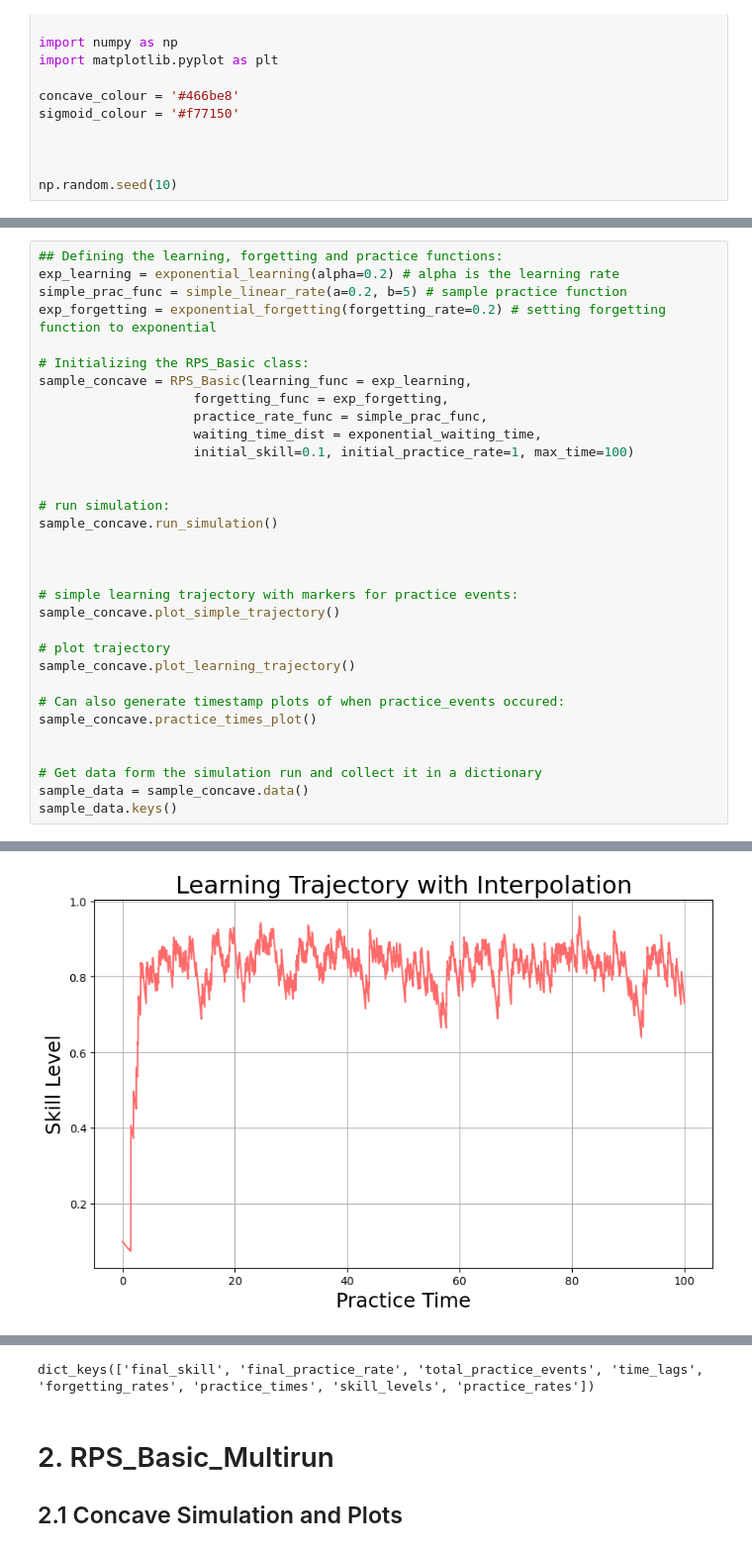
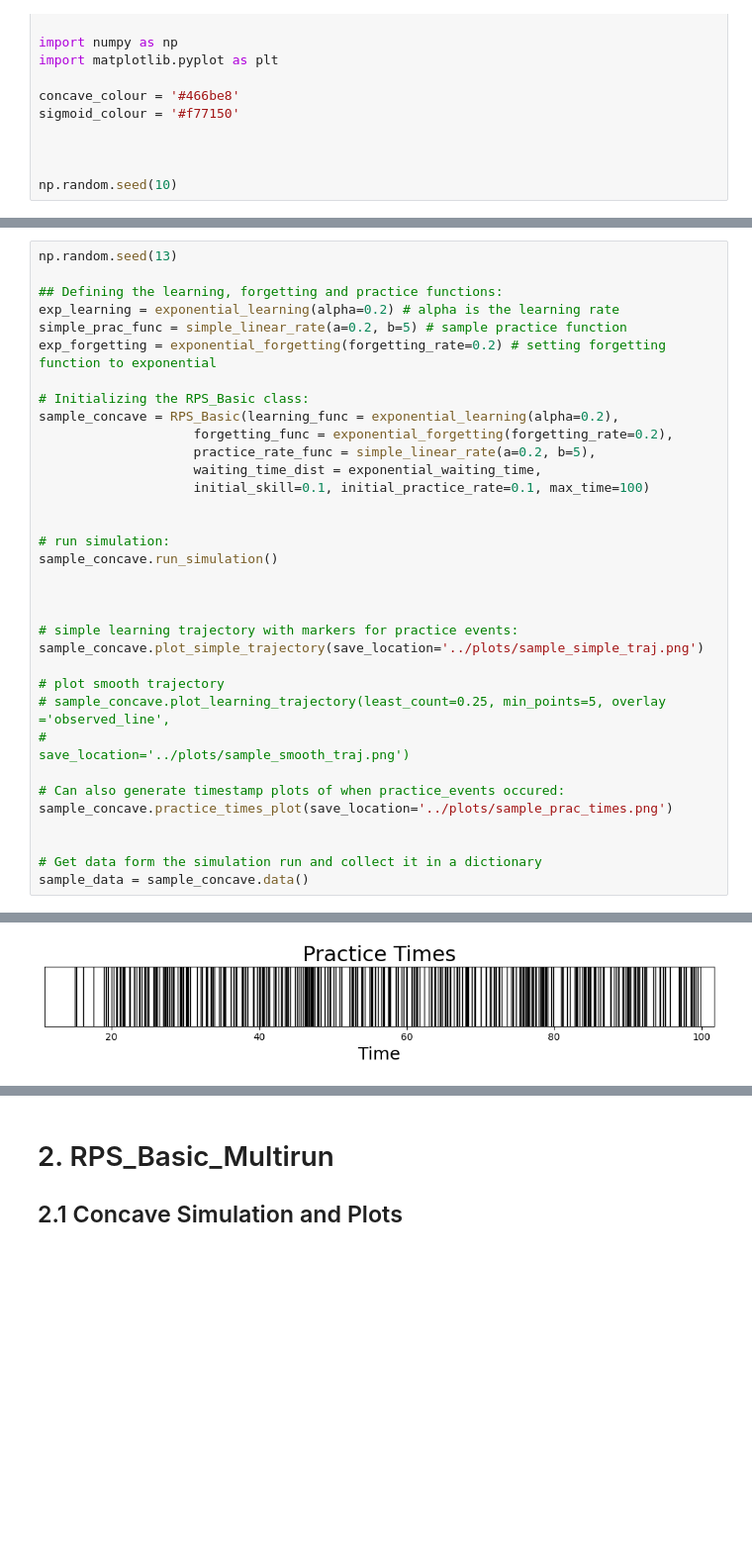
Before and after one commit to plaskar/rps_model, a Jupyter notebook: notebooks/Basic Model Analysis.ipynb, the cells around one changed output, grey strips where cells are left out. Shown at 99% size. Drawn from its saved outputs; the diff is of its cells as text; blank space fills up the shorter version.

```diff
--- a/notebooks/Basic Model Analysis.ipynb
+++ b/notebooks/Basic Model Analysis.ipynb
@@ -24,15 +24,17 @@ This class generates one instance of the Basic RPS Model. The waiting time distr
 # %%
+np.random.seed(13)
+
 ## Defining the learning, forgetting and practice functions:
 exp_learning = exponential_learning(alpha=0.2) # alpha is the learning rate
 simple_prac_func = simple_linear_rate(a=0.2, b=5) # sample practice function
 exp_forgetting = exponential_forgetting(forgetting_rate=0.2) # setting forgetting function to exponential
 
 # Initializing the RPS_Basic class:
-sample_concave = RPS_Basic(learning_func = exp_learning,
-                    forgetting_func = exp_forgetting,
-                    practice_rate_func = simple_prac_func,
+sample_concave = RPS_Basic(learning_func = exponential_learning(alpha=0.2),
+                    forgetting_func = exponential_forgetting(forgetting_rate=0.2),
+                    practice_rate_func = simple_linear_rate(a=0.2, b=5),
                     waiting_time_dist = exponential_waiting_time,
-                    initial_skill=0.1, initial_practice_rate=1, max_time=100)
+                    initial_skill=0.1, initial_practice_rate=0.1, max_time=100)
 
 
 # run simulation:
@@ -41,16 +43,16 @@ sample_concave.run_simulation()
 
 
 # simple learning trajectory with markers for practice events:
-sample_concave.plot_simple_trajectory()
+sample_concave.plot_simple_trajectory(save_location='../plots/sample_simple_traj.png')
 
-# plot trajectory
-sample_concave.plot_learning_trajectory()
+# plot smooth trajectory
+# sample_concave.plot_learning_trajectory(least_count=0.25, min_points=5, overlay ='observed_line',
+#                                         save_location='../plots/sample_smooth_traj.png')
 
 # Can also generate timestamp plots of when practice_events occured:
-sample_concave.practice_times_plot()
+sample_concave.practice_times_plot(save_location='../plots/sample_prac_times.png')
 
 
 # Get data form the simulation run and collect it in a dictionary
 sample_data = sample_concave.data()
-sample_data.keys()
 # %% [output]
@@ -58 +60 @@ sample_data.keys()
-[figure, old version]
+[figure, new version]
@@ -60,4 +61,3 @@ sample_data.keys()
-dict_keys(['final_skill', 'final_practice_rate', 'total_practice_events', 'time_lags', 'forgetting_rates', 'practice_times', 'skill_levels', 'practice_rates'])
 # %% [markdown]
 # 2. RPS_Basic_Multirun
 ## 2.1 Concave Simulation and Plots
```
Also changed, not shown: parts of 6 cells of this notebook, 19 other files.
